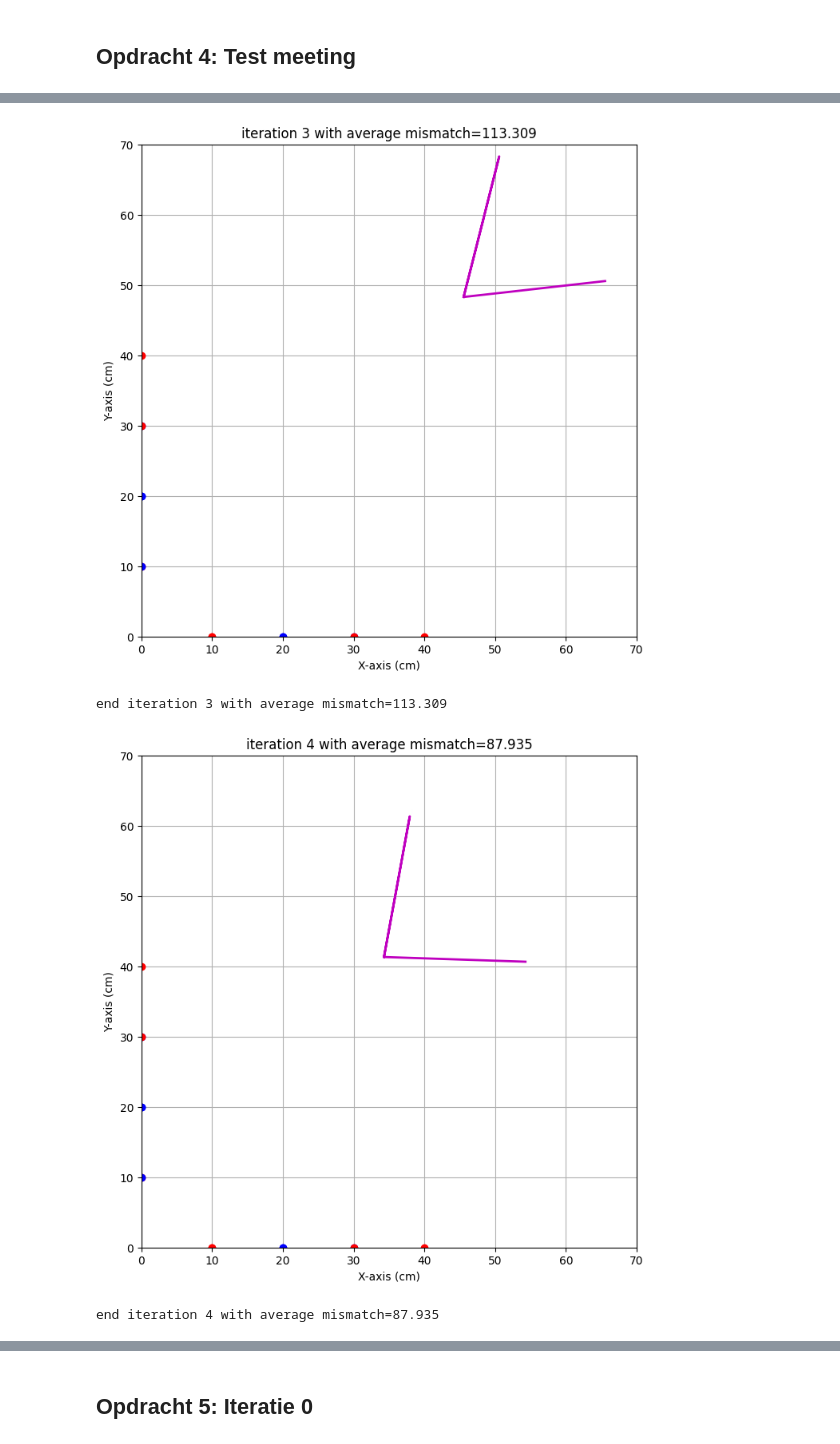
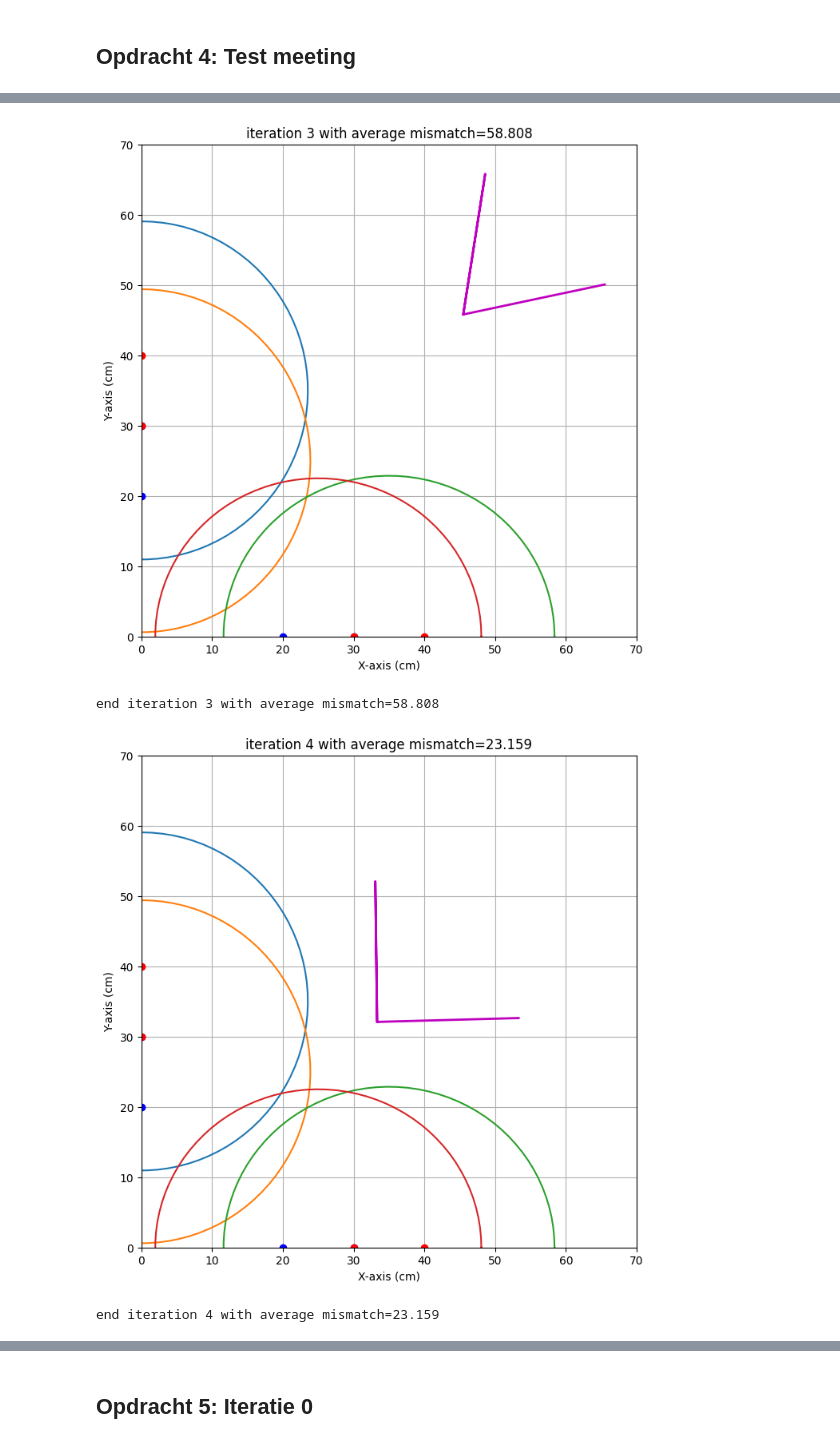
Before and after one commit to Timomloo/opdrachten-DEF-D, a Jupyter notebook: FysiekeOntwerpopdrachten/4OntwerpEenAlgoritmeEchoAkoestisch/DEFOntwerpopdracht4AlgoritmeInvulTemplate.ipynb, the cells around one changed output, grey strips where cells are left out. Drawn from its saved outputs; the diff is of its cells as text; code cells hidden in the pictures.

```diff
--- a/FysiekeOntwerpopdrachten/4OntwerpEenAlgoritmeEchoAkoestisch/DEFOntwerpopdracht4AlgoritmeInvulTemplate.ipynb
+++ b/FysiekeOntwerpopdrachten/4OntwerpEenAlgoritmeEchoAkoestisch/DEFOntwerpopdracht4AlgoritmeInvulTemplate.ipynb
@@ -52,15 +76,16 @@ kalibratie-opstelling groep [nummer]
 # Als je ongeldige metingen hebt (denk aan het college!), zet ze dan wel in het dataframe hieronder,
 # maar gebruik een '#' om de regel uit te commenteren, zoals we bij de laatste meting voorgedaan hebben.
 
+#origin is 2.5 centimeter naar achter geplaats, waardoor het karton niet op 20 maar 22.5 cm staat.
 
 dataSanityCheck = pd.DataFrame(columns=["xs", "ys", "xr", "yr", "R"], data=[
-    [0,40,0,30,1.0],
-    [0,30,0,20,2.0],
-    [0,10,0,20,3.0],
-    [40,0,30,0,4.0],
-    [30,0,20,0,5.0],
-    [10,0,20,0,6.0],
-    [10,0,0,10,7.0]
+    [0,40,0,30,48.1],
+    [0,30,0,20,48.8],
+#   [0,10,0,20,170.0],
+    [40,0,30,0,46.8],
+    [30,0,20,0,46.1],
+#    [10,0,20,0,165.0],
+#   [10,0,0,10,180.0]
     ])
 
 resultaatSanityCheck = imagingDEF.imagingDEF(dataSanityCheck)
@@ -83,4 +105,4 @@ end iteration 2 with average mismatch=131.571
-[figure, old version]
+[figure, new version]
-end iteration 3 with average mismatch=113.309
+end iteration 3 with average mismatch=58.808
-[figure, old version]
+[figure, new version]
-end iteration 4 with average mismatch=87.935
+end iteration 4 with average mismatch=23.159
```
Also changed, not shown: parts of 10 cells of this notebook, 4 other files.
